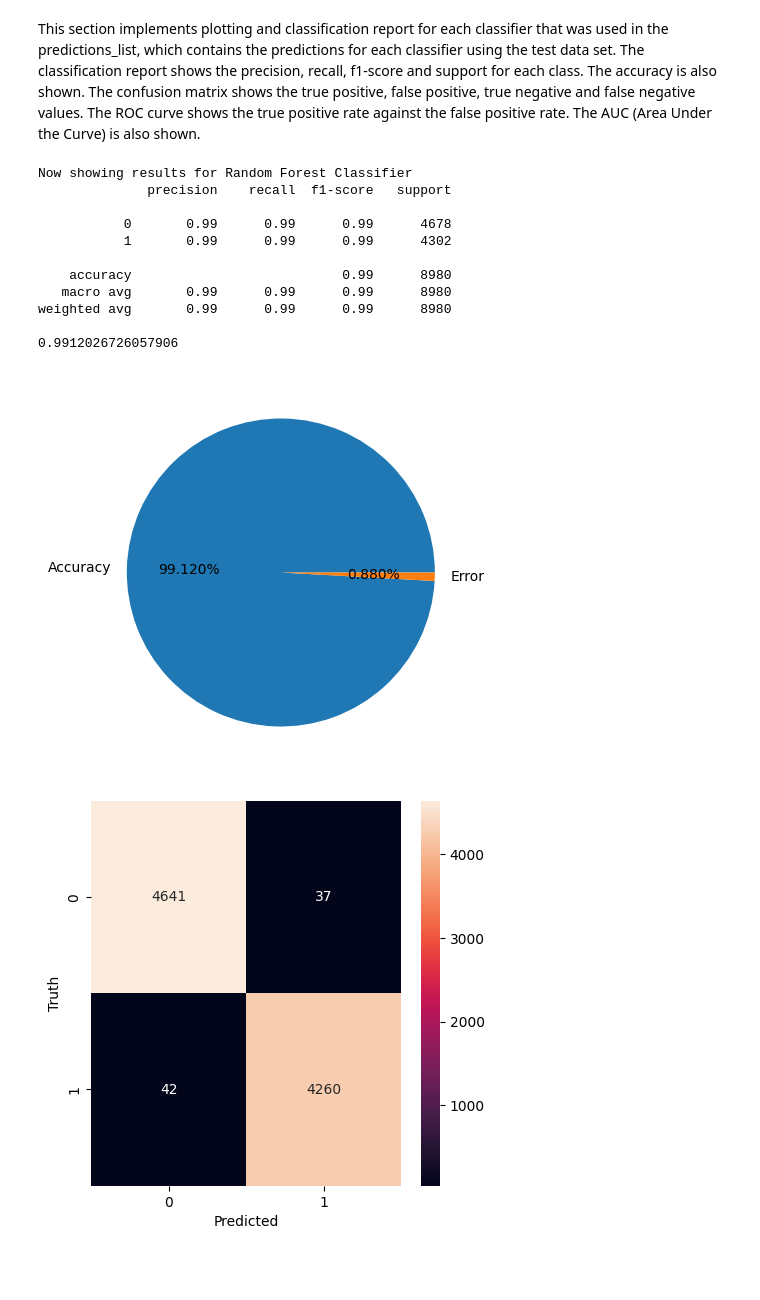
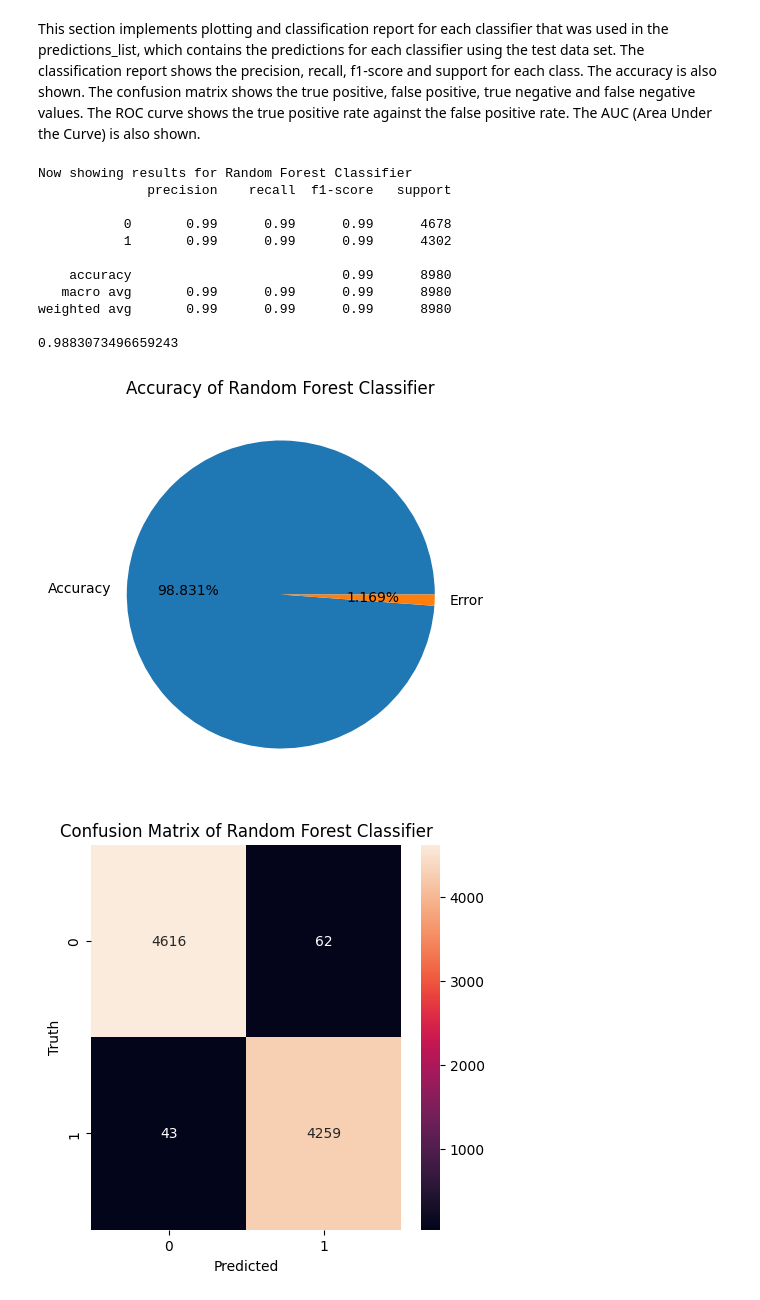
Before and after one commit to SalvatoreCastello/News-Classifier, a Jupyter notebook: main.ipynb, the cells around one changed output. Drawn from its saved outputs; the diff is of its cells as text; code cells hidden in the pictures; blank space fills up the shorter version.

```diff
--- a/main.ipynb
+++ b/main.ipynb
@@ -56,7 +124,7 @@ from sklearn.model_selection import train_test_split
 from sklearn.feature_extraction.text import CountVectorizer
 
 # Split the dataset into training and testing data
-X_train,X_test,y_train,y_test=train_test_split(dataset.text,dataset.label,test_size=.2,random_state=1)
+X_train,X_test,y_train,y_test=train_test_split(dataset.full_text,dataset.label,test_size=.2,random_state=1)
 
 print("X_train shape: ", X_train.shape)
 print("X_test shape: ", X_test.shape)
@@ -138,15 +206,17 @@ import seaborn as sns
 from sklearn.metrics import confusion_matrix, roc_auc_score, roc_curve, classification_report
 
 # Function to plot the accuracy of the model
-def plot_accuracy(y_test,y_pred):
+def plot_accuracy(y_test,y_pred,classifier_name):
     print(accuracy_score(y_test,y_pred))
     plt.figure(figsize=(5,5))
+    plt.title('Accuracy of ' + classifier_name)
     plt.pie([accuracy_score(y_test,y_pred),1-accuracy_score(y_test,y_pred)],labels=['Accuracy','Error'],autopct='%1.3f%%')
     plt.show()
 
 # Function to plot the confusion matrix
-def plot_confusion_matrix(y_test,y_pred):
+def plot_confusion_matrix(y_test,y_pred,classifier_name):
     plt.figure(figsize=(5,5))
+    plt.title('Confusion Matrix of ' + classifier_name)
     cm=confusion_matrix(y_test,y_pred)
     sns.heatmap(cm,annot=True,fmt='d')
     plt.xlabel('Predicted')
@@ -155,38 +225,38 @@ def plot_confusion_matrix(y_test,y_pred):
 
 # Function to plot the ROC AUC curve
 def plot_roc_auc_curve(y_test, y_pred, classifier_name):
     fpr, tpr, _ = roc_curve(y_test, y_pred) # Calculate the FPR and TPR
     auc = roc_auc_score(y_test, y_pred) # Calculate the AUC
     plt.figure(figsize=(5,5))
     plt.plot(fpr, tpr, label=f'ROC curve (AUC = {auc:.2f})')
     plt.xlabel('False Positive Rate')
     plt.ylabel('True Positive Rate')
     plt.title('ROC Curve - ' + classifier_name)
     plt.legend(loc="lower right")
     plt.show()
 
 # Print the classification report and plot the accuracy,
 # confusion matrix and ROC AUC curve for each classifier
 for index, y_pred in enumerate(predictions_list):
     print("Now showing results for",classifier_name_list[index])
     print(classification_report(y_test, y_pred))
-    plot_accuracy(y_test, y_pred)
-    plot_confusion_matrix(y_test, y_pred)
+    plot_accuracy(y_test, y_pred,classifier_name_list[index])
+    plot_confusion_matrix(y_test, y_pred,classifier_name_list[index])
     plot_roc_auc_curve(y_test, y_pred, classifier_name_list[index])
 # %% [output]
 Now showing results for Random Forest Classifier
               precision    recall  f1-score   support
 
            0       0.99      0.99      0.99      4678
            1       0.99      0.99      0.99      4302
 
     accuracy                           0.99      8980
    macro avg       0.99      0.99      0.99      8980
 weighted avg       0.99      0.99      0.99      8980
 
-0.9912026726057906
+0.9883073496659243
-[figure, old version]
+[figure, new version]
-[figure, old version]
+[figure, new version]
 [figure]
 Now showing results for KNN Classifier
               precision    recall  f1-score   support
```
Also changed, not shown: parts of 6 cells of this notebook, 3 other files.
